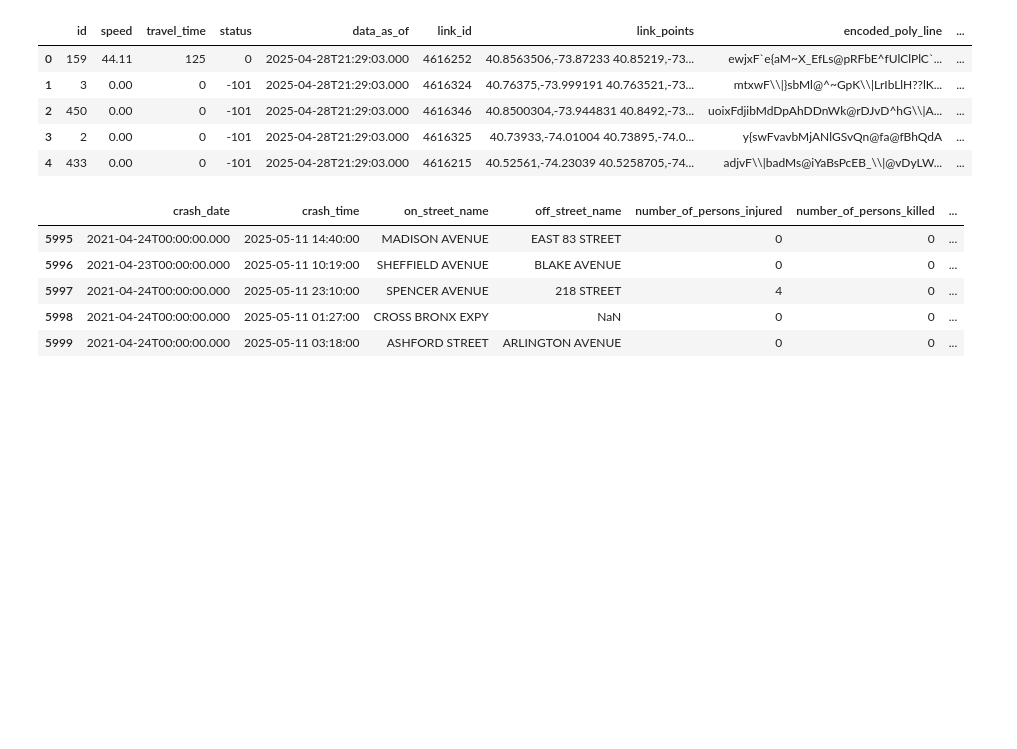
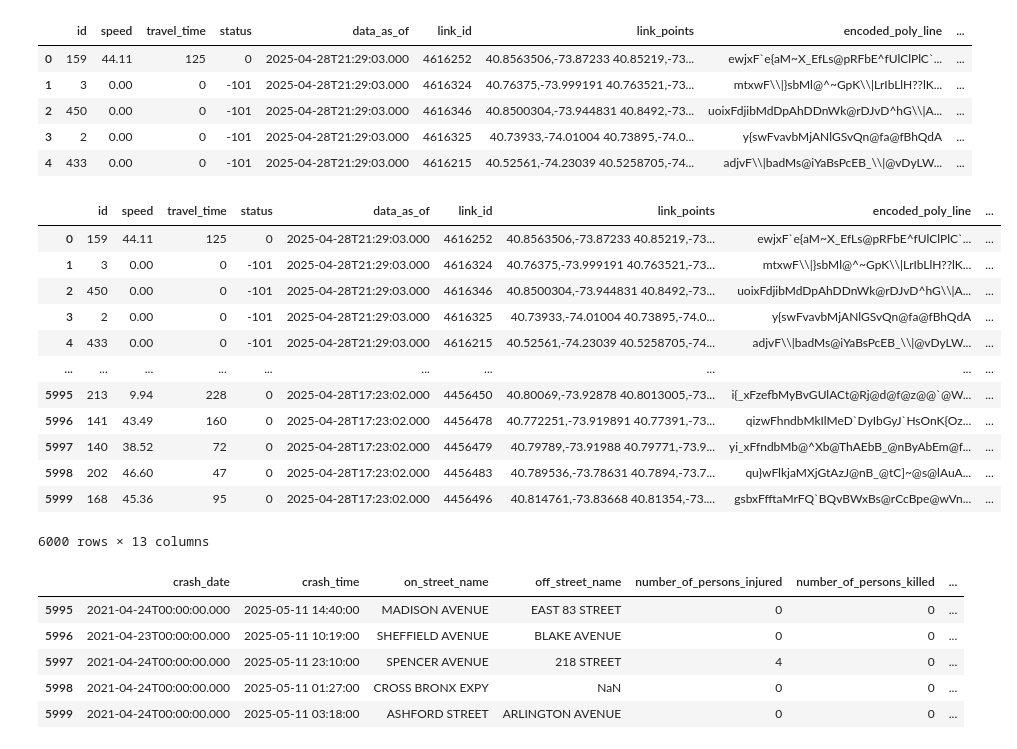
Before and after one commit to sindhujyoti6201/NYC-Traffic-Collision-Analysis-and-Prediction, a Jupyter notebook: src/nyc_traffic_collision_analysis_and_prediction/model_training/modeling-dask_old.ipynb, the cells around one changed output. Drawn from its saved outputs; the diff is of its cells as text; code cells hidden in the pictures; blank space fills up the shorter version.

```diff
--- a/src/nyc_traffic_collision_analysis_and_prediction/model_training/modeling-dask.ipynb
+++ b/src/nyc_traffic_collision_analysis_and_prediction/model_training/modeling-dask_old.ipynb
@@ -166,6 +148,22 @@ tr_df.head()
 | 2 | 450 | 0.00 | 0 | -101 | 2025-04-28T21:29:03.000 | 4616346 | 40.8500304,-73.944831 40.8492,-73... | uoixFdjibMdDpAhDDnWk@rDJvD^hG\\|A... | ... |
 | 3 | 2 | 0.00 | 0 | -101 | 2025-04-28T21:29:03.000 | 4616325 | 40.73933,-74.01004 40.73895,-74.0... | y{swFvavbMjANlGSvQn@fa@fBhQdA | ... |
 | 4 | 433 | 0.00 | 0 | -101 | 2025-04-28T21:29:03.000 | 4616215 | 40.52561,-74.23039 40.5258705,-74... | adjvF\\|badMs@iYaBsPcEB_\\|@vDyLW... | ... |
+# %%
+tr_df
+# %% [output]
+|  | id | speed | travel_time | status | data_as_of | link_id | link_points | encoded_poly_line | ... |
+| 0 | 159 | 44.11 | 125 | 0 | 2025-04-28T21:29:03.000 | 4616252 | 40.8563506,-73.87233 40.85219,-73... | ewjxF`e{aM~X_EfLs@pRFbE^fUlClPlC`... | ... |
+| 1 | 3 | 0.00 | 0 | -101 | 2025-04-28T21:29:03.000 | 4616324 | 40.76375,-73.999191 40.763521,-73... | mtxwF\\|}sbMl@^~GpK\\|LrIbLlH??lK... | ... |
+| 2 | 450 | 0.00 | 0 | -101 | 2025-04-28T21:29:03.000 | 4616346 | 40.8500304,-73.944831 40.8492,-73... | uoixFdjibMdDpAhDDnWk@rDJvD^hG\\|A... | ... |
+| 3 | 2 | 0.00 | 0 | -101 | 2025-04-28T21:29:03.000 | 4616325 | 40.73933,-74.01004 40.73895,-74.0... | y{swFvavbMjANlGSvQn@fa@fBhQdA | ... |
+| 4 | 433 | 0.00 | 0 | -101 | 2025-04-28T21:29:03.000 | 4616215 | 40.52561,-74.23039 40.5258705,-74... | adjvF\\|badMs@iYaBsPcEB_\\|@vDyLW... | ... |
+| ... | ... | ... | ... | ... | ... | ... | ... | ... | ... |
+| 5995 | 213 | 9.94 | 228 | 0 | 2025-04-28T17:23:02.000 | 4456450 | 40.80069,-73.92878 40.8013005,-73... | i{_xFzefbMyBvGUlACt@Rj@d@f@z@@`@W... | ... |
+| 5996 | 141 | 43.49 | 160 | 0 | 2025-04-28T17:23:02.000 | 4456478 | 40.772251,-73.919891 40.77391,-73... | qizwFhndbMkIlMeD`DyIbGyJ`HsOnK{Oz... | ... |
+| 5997 | 140 | 38.52 | 72 | 0 | 2025-04-28T17:23:02.000 | 4456479 | 40.79789,-73.91988 40.79771,-73.9... | yi_xFfndbMb@^Xb@ThAEbB_@nByAbEm@f... | ... |
+| 5998 | 202 | 46.60 | 47 | 0 | 2025-04-28T17:23:02.000 | 4456483 | 40.789536,-73.78631 40.7894,-73.7... | qu}wFlkjaMXjGtAzJ@nB_@tC]~@s@lAuA... | ... |
+| 5999 | 168 | 45.36 | 95 | 0 | 2025-04-28T17:23:02.000 | 4456496 | 40.814761,-73.83668 40.81354,-73.... | gsbxFfftaMrFQ`BQvBWxBs@rCcBpe@wVn... | ... |
+6000 rows × 13 columns
 # %%
 col_df = pd.read_json("../../../dummy_data/collision_data.jsonl", lines=True)
 col_df.tail()
```
Also changed, not shown: parts of 1 cell of this notebook, 4 other files.
